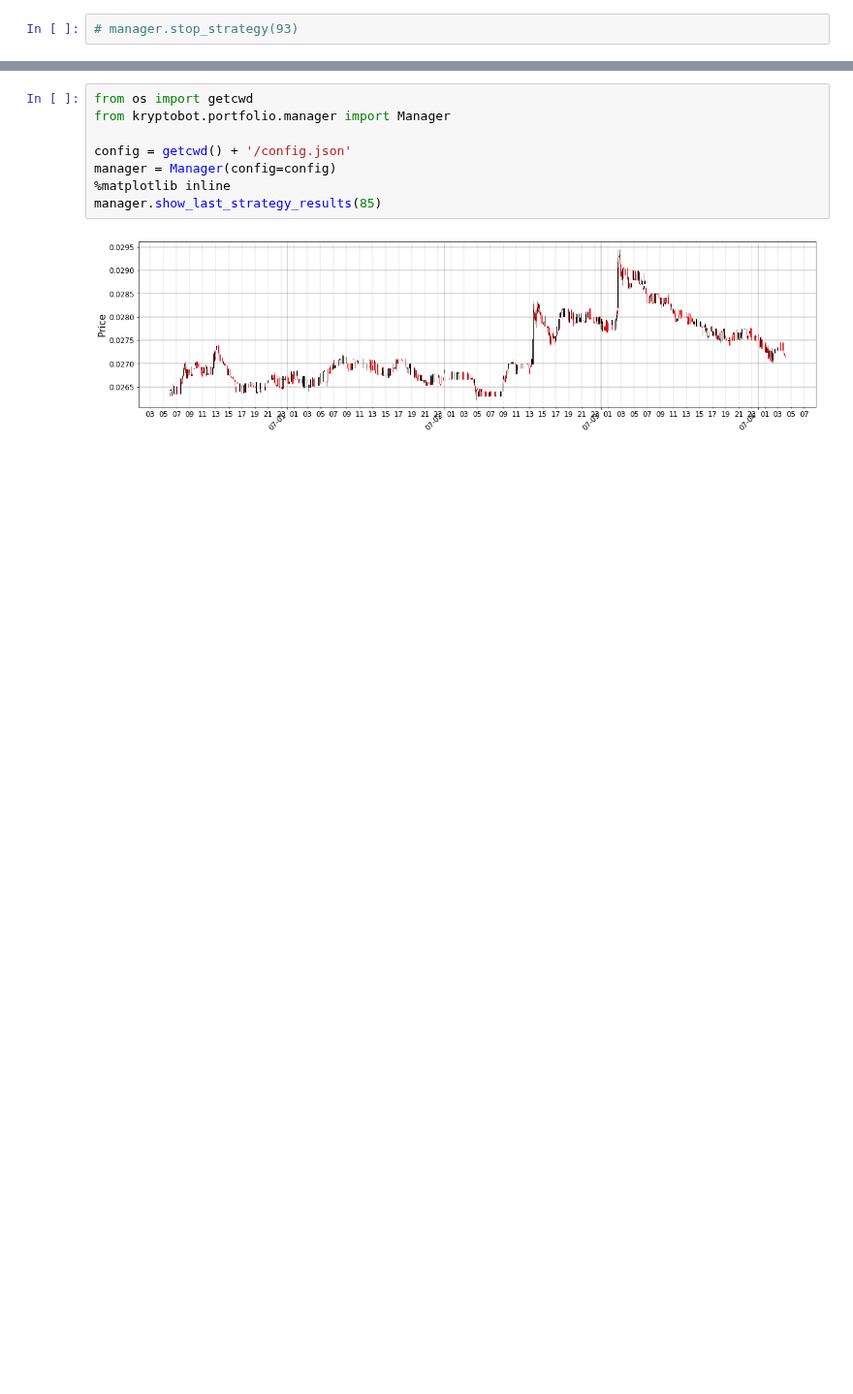
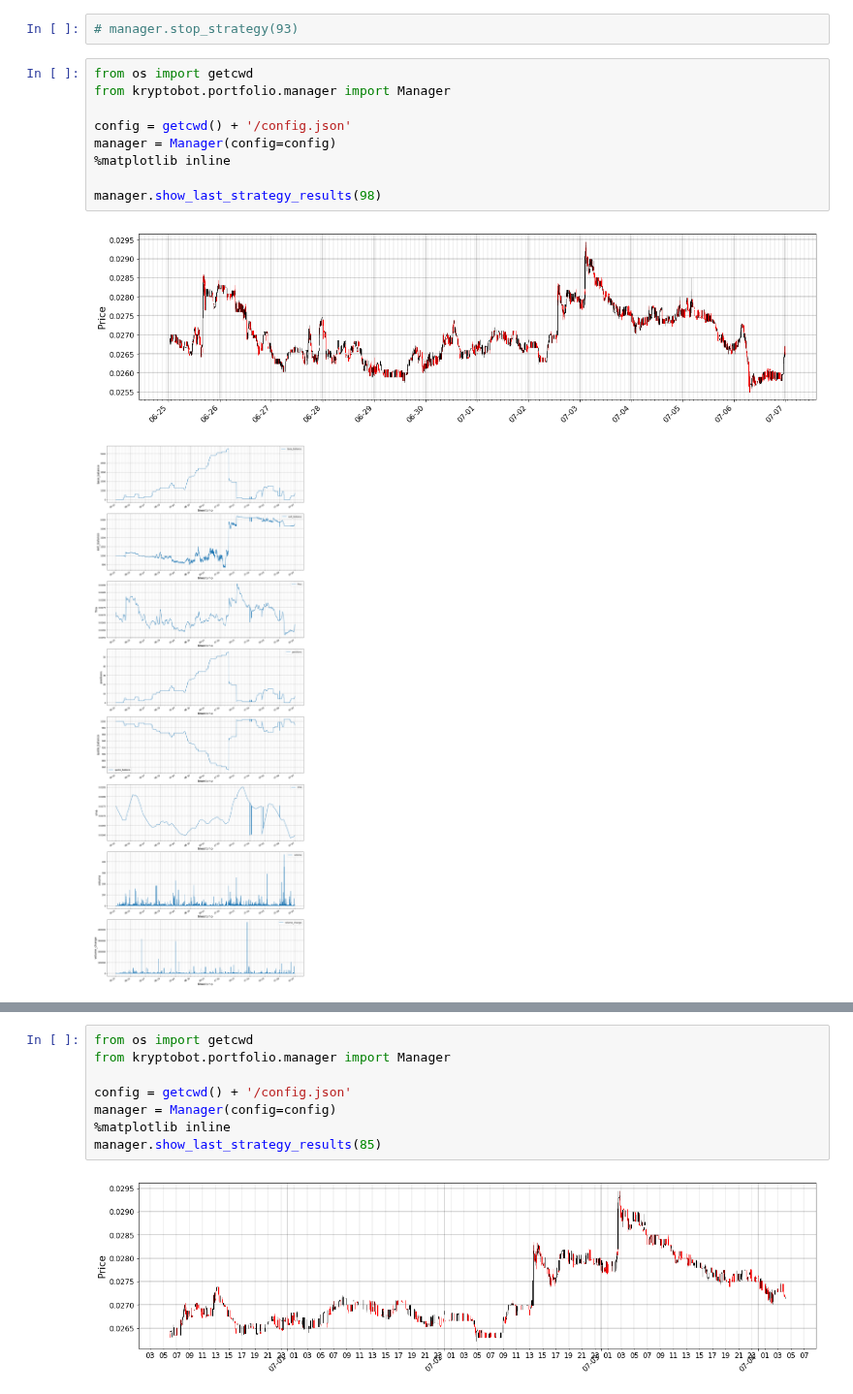
Before and after one commit to eristoddle/KryptoBot, a Jupyter notebook: notebooks/t2_strategies.ipynb, the cells around one changed output, grey strips where cells are left out. Shown at 97% size. Cells and saved outputs as stored; diff of their text form; blank space fills up the shorter version.

```diff
--- a/notebooks/t2_strategies.ipynb
+++ b/notebooks/t2_strategies.ipynb
@@ -122,5 +122,17 @@ print(details)
 # %%
 # manager.stop_strategy(93)
+# %%
+from os import getcwd
+from kryptobot.portfolio.manager import Manager
+
+config = getcwd() + '/config.json'
+manager = Manager(config=config)
+%matplotlib inline
+
+manager.show_last_strategy_results(98)
+# %% [output]
+[figure, added]
+[figure, added]
 # %%
 from os import getcwd
 from kryptobot.portfolio.manager import Manager
```
Also changed, not shown: parts of 2 cells of this notebook.
